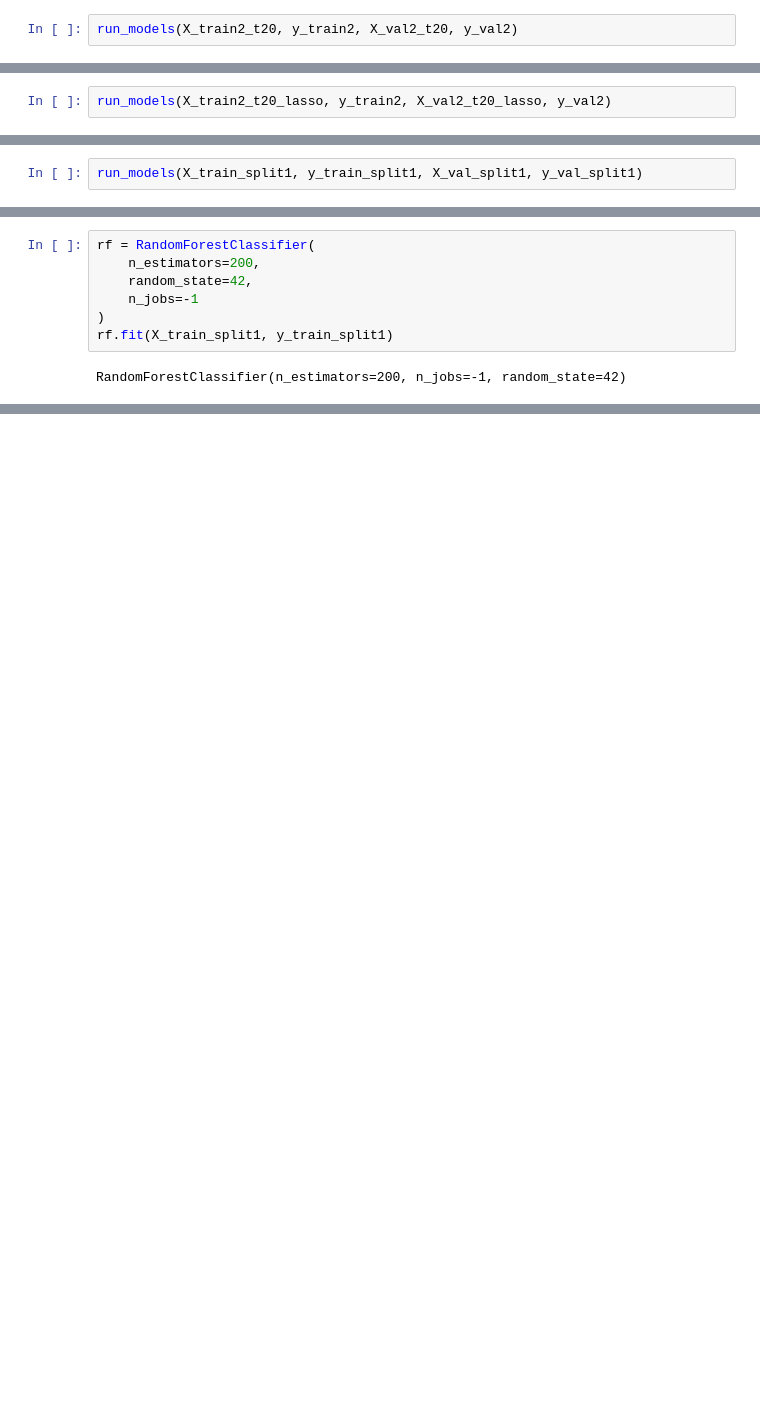
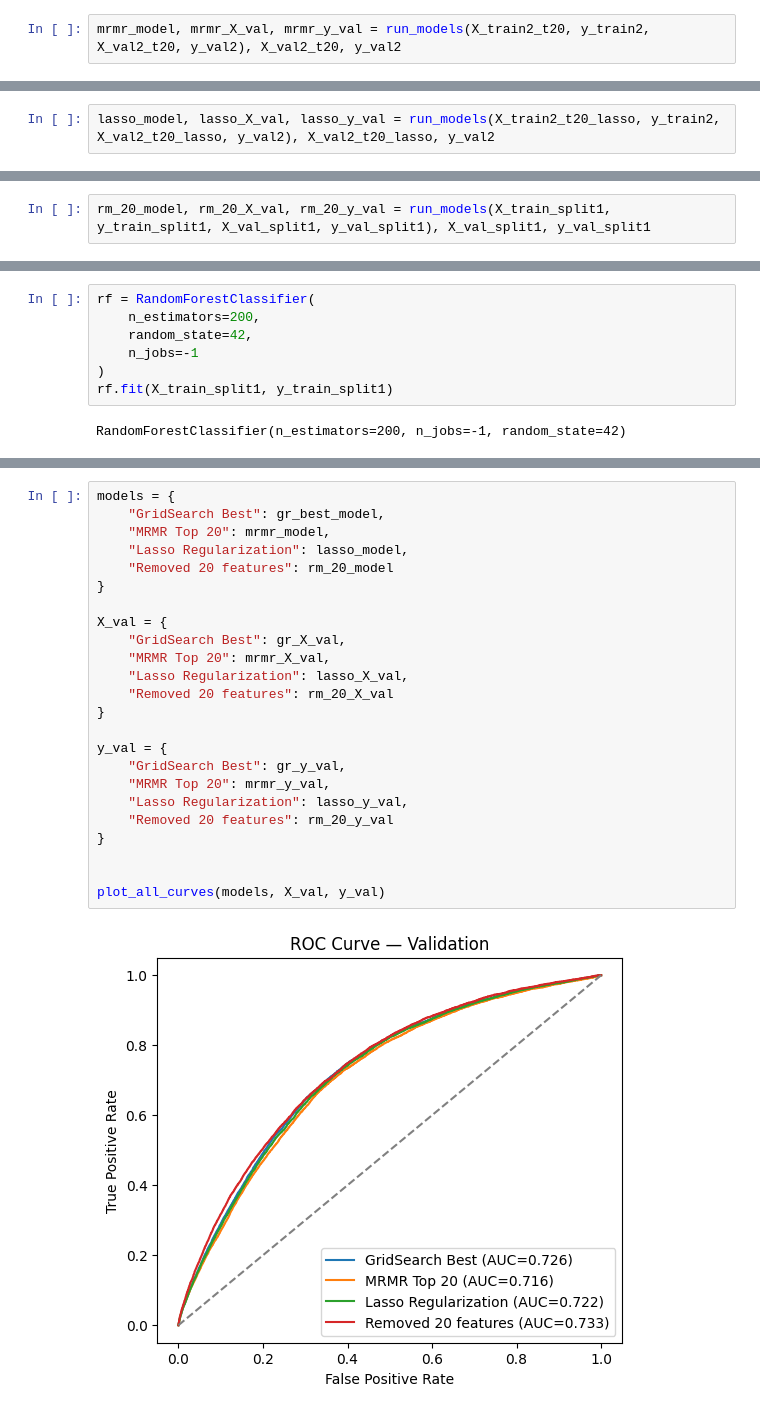
Before and after one commit to d1amondb0t/ift-6758-m1, a Jupyter notebook: notebooks/give_it_your_best_shot.ipynb, the cells around one changed output, grey strips where cells are left out. Saved outputs shown, nothing was run; the diff lists cells and outputs as text; blank space fills up the shorter version.

```diff
--- a/notebooks/give_it_your_best_shot.ipynb
+++ b/notebooks/give_it_your_best_shot.ipynb
@@ -278,5 +301,5 @@ selected_features = X_train2.columns[mask]
 X_train2_t20 = X_train2[selected_features]
 X_val2_t20 = X_val2[selected_features]
 # %%
-run_models(X_train2_t20, y_train2, X_val2_t20, y_val2)
+mrmr_model, mrmr_X_val, mrmr_y_val = run_models(X_train2_t20, y_train2, X_val2_t20, y_val2), X_val2_t20, y_val2
 # %% [output]
@@ -329,5 +344,5 @@ top_features = importance.abs().nlargest(20).index
 X_train2_t20_lasso = X_train2[top_features]
 X_val2_t20_lasso = X_val2[top_features]
 # %%
-run_models(X_train2_t20_lasso, y_train2, X_val2_t20_lasso, y_val2)
+lasso_model, lasso_X_val, lasso_y_val = run_models(X_train2_t20_lasso, y_train2, X_val2_t20_lasso, y_val2), X_val2_t20_lasso, y_val2
 # %% [output]
@@ -409,5 +416,5 @@ X_train_split1.head(10)
 | 120987 | -1.195426 | 0.491673 | 1.216759 | 1.507277 | 0.171256 | 0.165172 | 0.358209 | ... |
 10 rows × 41 columns
 # %%
-run_models(X_train_split1, y_train_split1, X_val_split1, y_val_split1)
+rm_20_model, rm_20_X_val, rm_20_y_val = run_models(X_train_split1, y_train_split1, X_val_split1, y_val_split1), X_val_split1, y_val_split1
 # %% [output]
@@ -482,0 +625,26 @@ dtype: float64
+# %%
+models = {
+    "GridSearch Best": gr_best_model,
+    "MRMR Top 20": mrmr_model,
+    "Lasso Regularization": lasso_model,
+    "Removed 20 features": rm_20_model
+}
+
+X_val = {
+    "GridSearch Best": gr_X_val,
+    "MRMR Top 20": mrmr_X_val,
+    "Lasso Regularization": lasso_X_val,
+    "Removed 20 features": rm_20_X_val
+}
+
+y_val = {
+    "GridSearch Best": gr_y_val,
+    "MRMR Top 20": mrmr_y_val,
+    "Lasso Regularization": lasso_y_val,
+    "Removed 20 features": rm_20_y_val
+}
+
+
+plot_all_curves(models, X_val, y_val)
+# %% [output]
+[figure, added]
```
Also changed, not shown: parts of 13 cells of this notebook.
